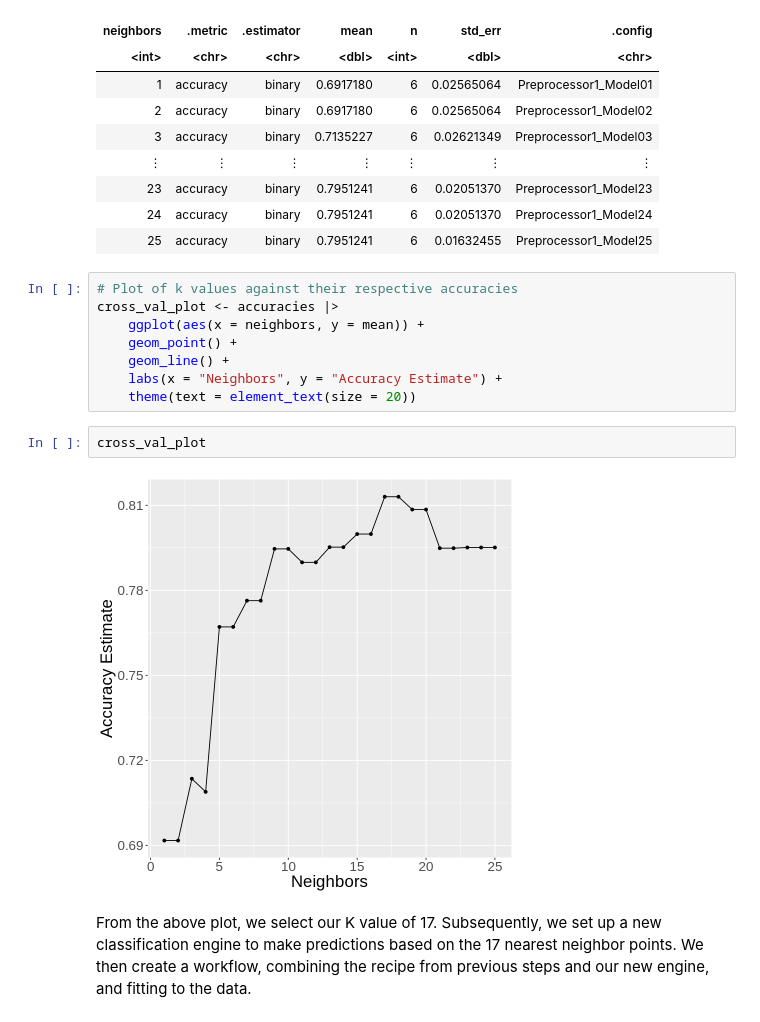
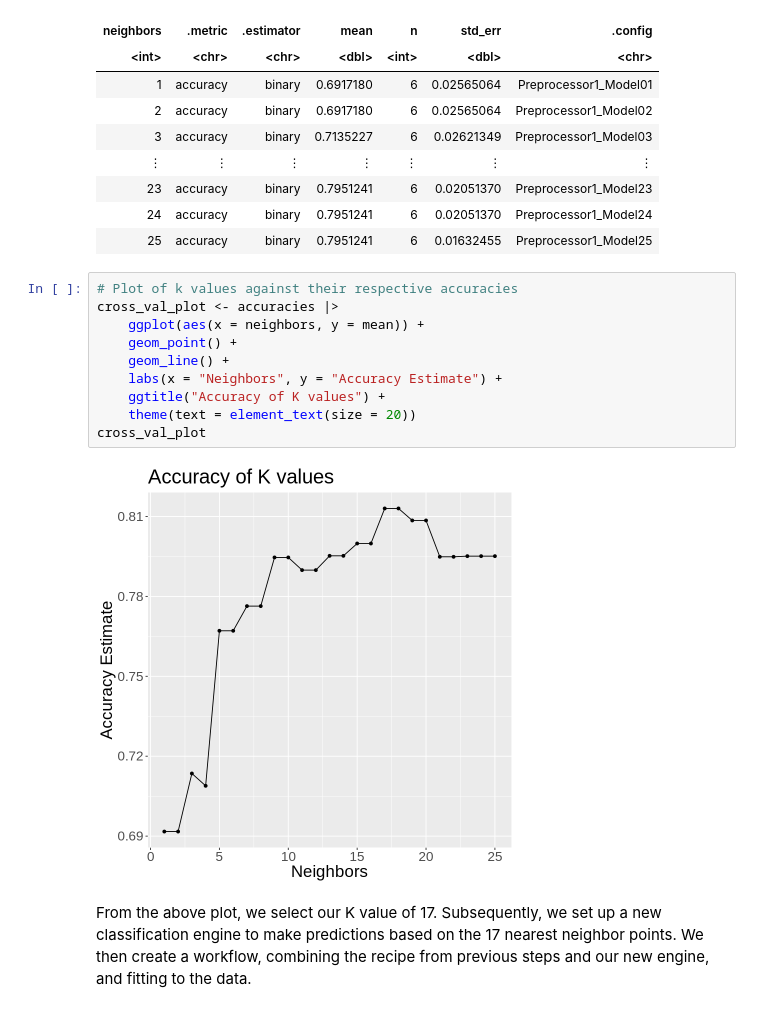
Before and after one commit to BrianAnakPintar/DSCI100-HeartDisease, a Jupyter notebook: Final-report.ipynb, the cells around one changed output. Drawn from its saved outputs; the diff is of its cells as text.

```diff
--- a/Final-report.ipynb
+++ b/Final-report.ipynb
@@ -203,15 +236,15 @@ A tibble: 25 × 7
 # %%
 # Plot of k values against their respective accuracies
 cross_val_plot <- accuracies |>
     ggplot(aes(x = neighbors, y = mean)) +
     geom_point() +
     geom_line() +
     labs(x = "Neighbors", y = "Accuracy Estimate") +
+    ggtitle("Accuracy of K values") +
     theme(text = element_text(size = 20))
+cross_val_plot
+# %% [output]
+[figure, added]
-# %%
-cross_val_plot
-# %% [output]
-[figure, removed]
 # %% [markdown]
 From the above plot, we select our K value of 17. Subsequently, we set up a new classification engine to make predictions based on the 17 nearest neighbor points. We then create a workflow, combining the recipe from previous steps and our new engine, and fitting to the data.
 # %%
```
Also changed, not shown: parts of 10 cells of this notebook.
